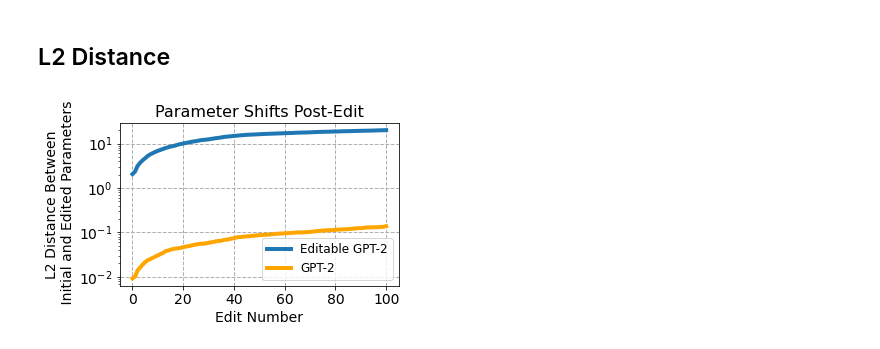
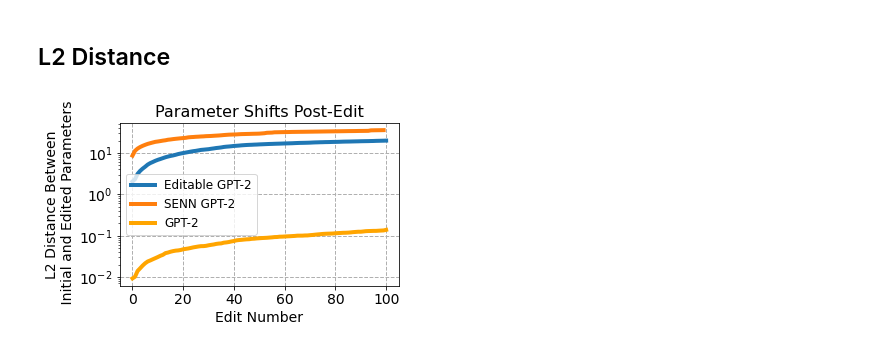
Before and after one commit to spencerbraun/editable_nlp, a Jupyter notebook: plots/Evaluation_Plots.ipynb, the cells around one changed output. Saved outputs shown, nothing was run; the diff lists cells and outputs as text; code cells hidden in the pictures.

```diff
--- a/plots/Evaluation_Plots.ipynb
+++ b/plots/Evaluation_Plots.ipynb
@@ -12,7 +12,8 @@ import pandas as pd
 senn5_100 = pd.read_csv(
     "../eval/edit_success_20210504.20.05.1620184442_self_sample_epoch0_ts20000.20210504.14.05.1620163492")
 senn_100 = pd.read_csv(
-    "../eval/edit_success_20210504.14.05.1620163079_self_sample_epoch0_ts20000.20210503.23.05.1620108252")
+    "../eval/edit_success_20210506.15.05.1620341250_self_sample_epoch0_ts20000.20210506.11.05.1620325608")
+    #"../eval/edit_success_20210505.14.05.1620250646_self_sample_epoch0_ts15000.20210504.23.05.1620194765")
 model_100 = pd.read_csv(
     "../eval/edit_success_20210425.20.04.1619408171_self_sample_epoch0_ts10000.20210419.14.04.1618869292")
 gpt_100 = pd.read_csv(
@@ -151,29 +153,37 @@ plt.savefig('perplexity.png', bbox_inches='tight', facecolor="#ffffff")
 # %%
 (
     model_100
     .query('edit_step == 1')
     .groupby("edit_number")
     .norm.mean()
     .plot(label="Editable GPT-2", figsize=(5,3), linewidth=4)
+)
+
+(
+    senn_100
+    .query('edit_step == 1')
+    .groupby("edit_number")
+    .norm.mean()
+    .plot(label="SENN GPT-2", figsize=(5,3), linewidth=4)
 )
 
 
 (
     gpt_100
     .query('edit_step == 1')
     .groupby("edit_number")
     .norm.mean()
     .plot(color='orange', label="GPT-2", linewidth=4)
 )
 
 plt.xlabel("Edit Number", fontsize=14)
 plt.xticks(fontsize=14)
 plt.ylabel("L2 Distance Between\n Initial and Edited Parameters", fontsize=14)
 plt.yticks(fontsize=14)
 plt.yscale("log")
 plt.legend(fontsize=12)
 plt.grid(linestyle='--', linewidth=1)
 plt.title("Parameter Shifts Post-Edit", fontsize=16)
 plt.savefig('l2_distance.png', bbox_inches='tight', facecolor="#ffffff")
 # %% [output]
-[figure, old version]
+[figure, new version]
```
Also changed, not shown: parts of 2 cells of this notebook, 3 other files.
